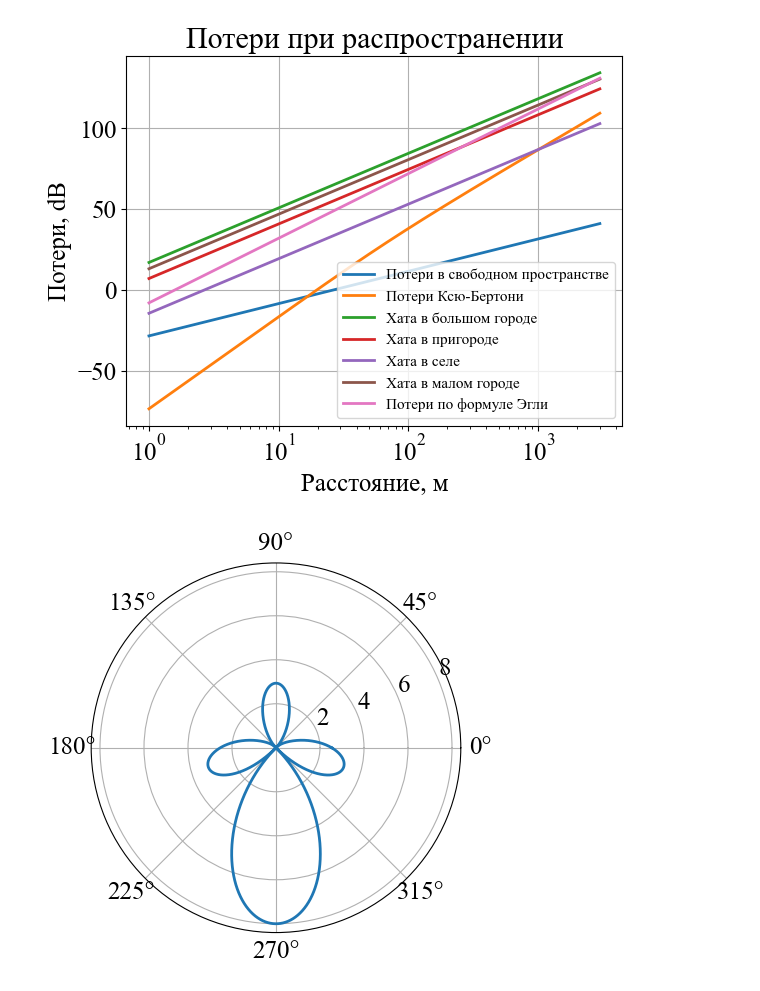
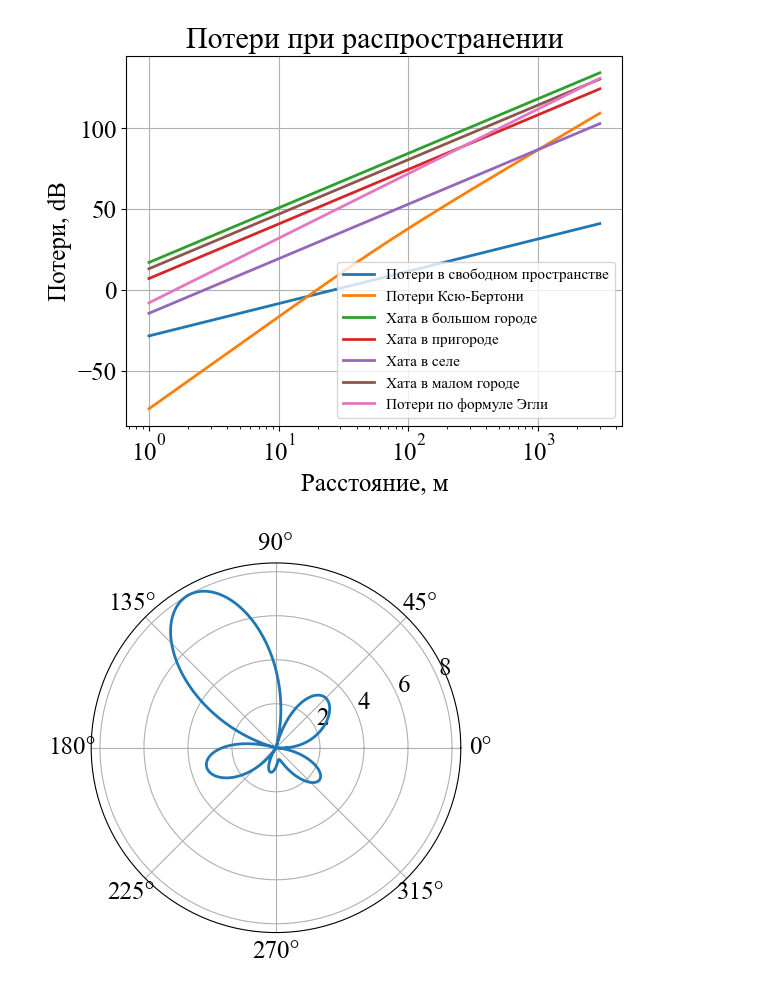
Before and after one commit to liveinscarlet/Study, a Jupyter notebook: Шапошникова/Propogation_losses/Propogation losses.ipynb, the cells around one changed output. Saved outputs shown, nothing was run; the diff lists cells and outputs as text; code cells hidden in the pictures.

```diff
--- a/Шапошникова/Propogation_losses/Propogation losses.ipynb
+++ b/Шапошникова/Propogation_losses/Propogation losses.ipynb
@@ -141,24 +141,24 @@ plt.legend(fontsize=11, loc='lower right')
 # %%
 # Диаграмма направленности решетки
 N = 8                           # Количество элементов в решетке
 R = wavelength / 2              # Радиус круговой решетки
 k = 2 * np.pi / wavelength      # Волновое число
-phi_0 = np.pi * 3 / 2                       # Направление основного лепестка
+phi_0 = np.pi * 2 / 3 # Направление основного лепестка
 phi = np.linspace(0, 2 * np.pi, 10000)    # Массив углов
 
 i = 0
 AP = np.zeros(10000)
 AP = [complex(x) for x in AP]
 while i<N:
     a = i * 2 * np.pi / N
     AP = AP + (np.exp(1j * k * R * (np.cos(phi - a) -np.cos(phi_0 - a))))
     i += 1
 
 Gain_AP = max(AP)
 Gain_AP_dB = 10 * np.log10(Gain_AP)
 
 AP = abs(AP)
 plt.polar(phi, AP)
 plt.grid(True)
 # %% [output]
-[figure, old version]
+[figure, new version]
```
Also changed, not shown: 1 other file.
